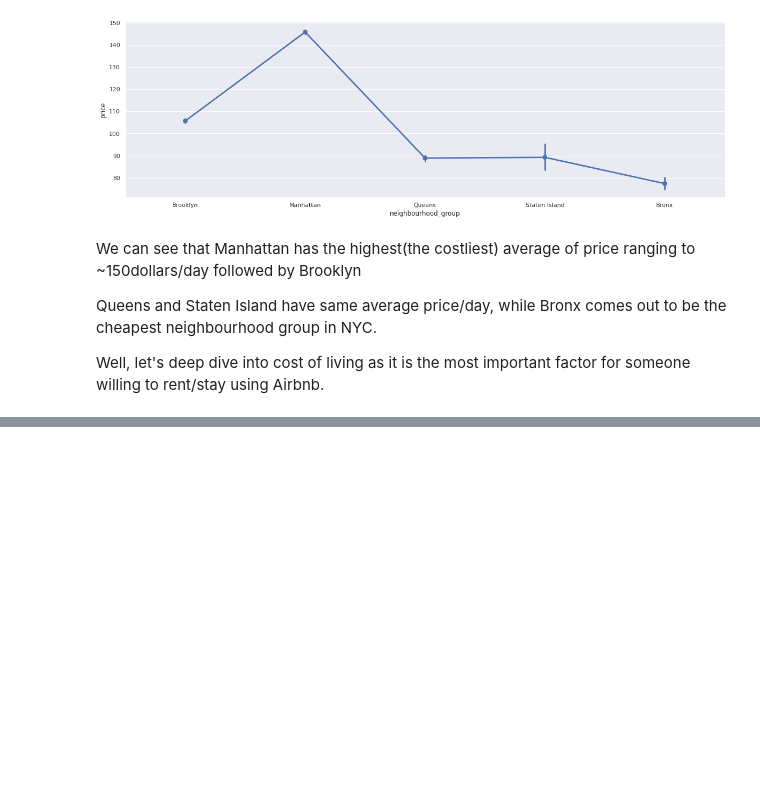
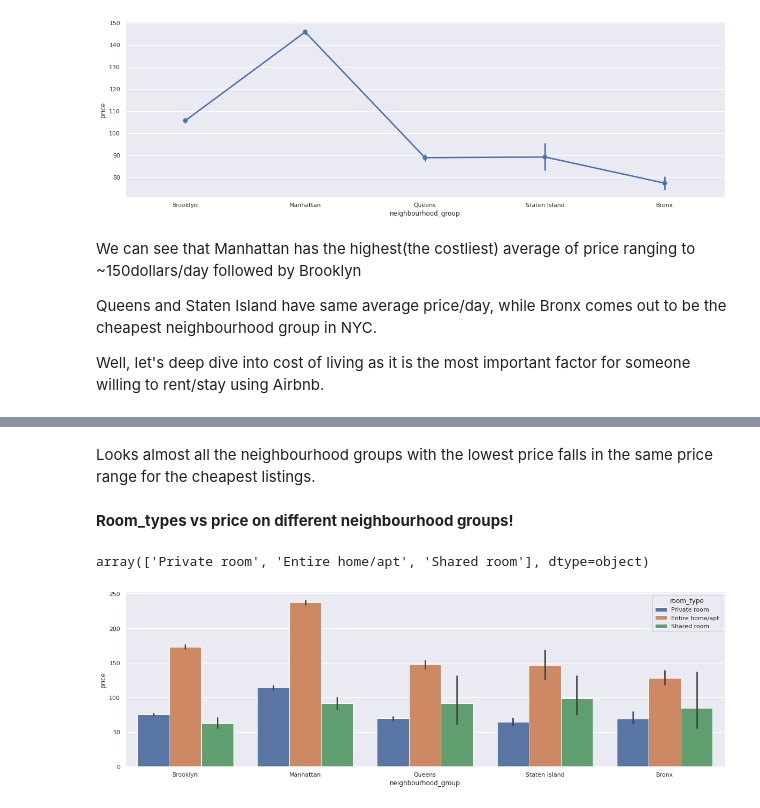
Before and after one commit to harishkollana/Airbnb-Capstone-Project, a Jupyter notebook: Airbnb_Capstone.ipynb, the cells around one changed output, grey strips where cells are left out. Saved outputs shown, nothing was run; the diff lists cells and outputs as text; code cells hidden in the pictures; blank space fills up the shorter version.

```diff
--- a/Airbnb_Capstone.ipynb
+++ b/Airbnb_Capstone.ipynb
@@ -799,0 +879,12 @@ Well, let's deep dive into cost of living as it is the most important factor for
+# %% [markdown]
+Looks almost all the neighbourhood groups with the lowest price falls in the same price range for the cheapest listings.
+# %% [markdown]
+**Room_types vs price on different neighbourhood groups!**
+# %%
+quantile_df['room_type'].unique() #unique rooms available throughout NYC
+# %% [output]
+array(['Private room', 'Entire home/apt', 'Shared room'], dtype=object)
+# %%
+ax = sns.barplot(x="neighbourhood_group", y="price", hue="room_type", data=quantile_df)
+# %% [output]
+[figure, added]
```
Also changed, not shown: parts of 30 cells of this notebook.
